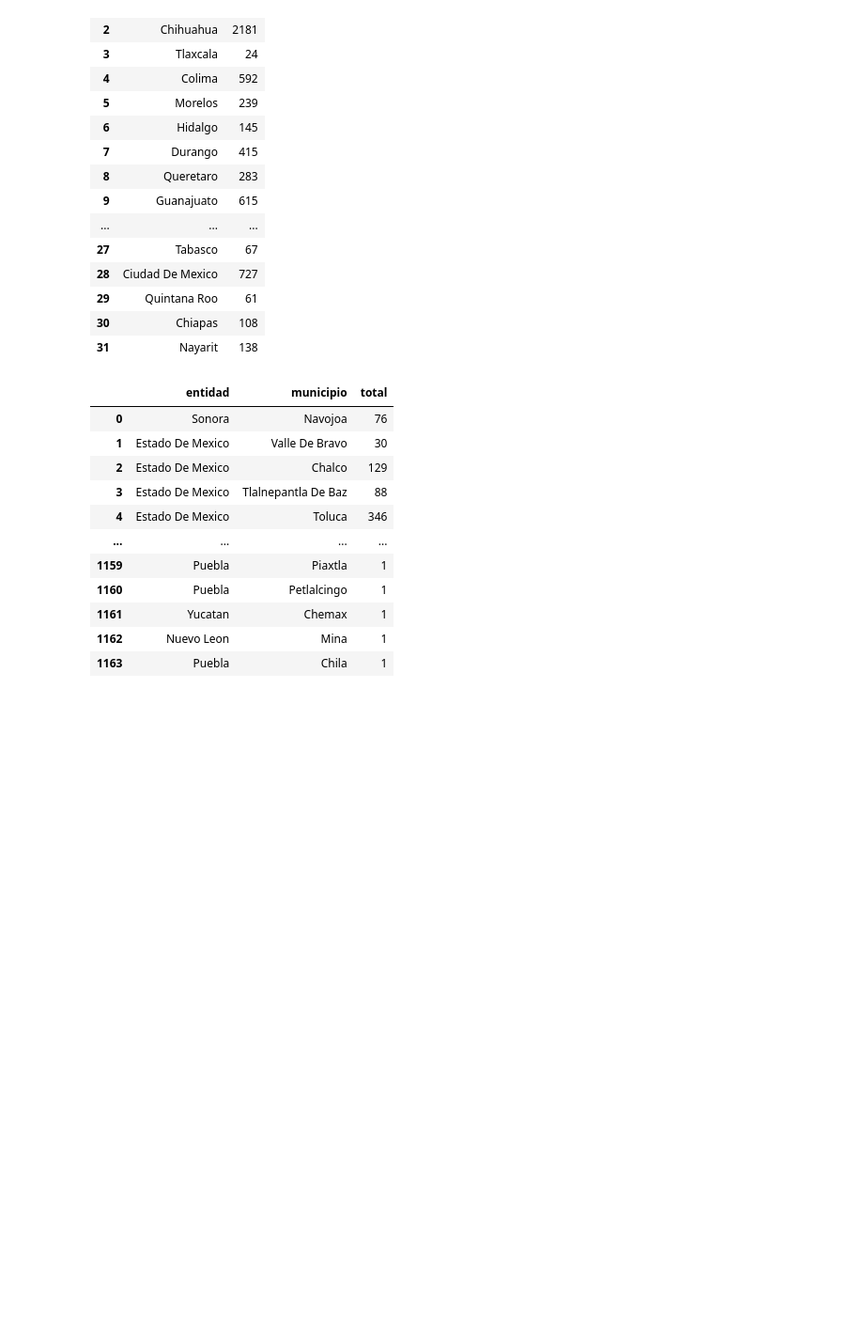
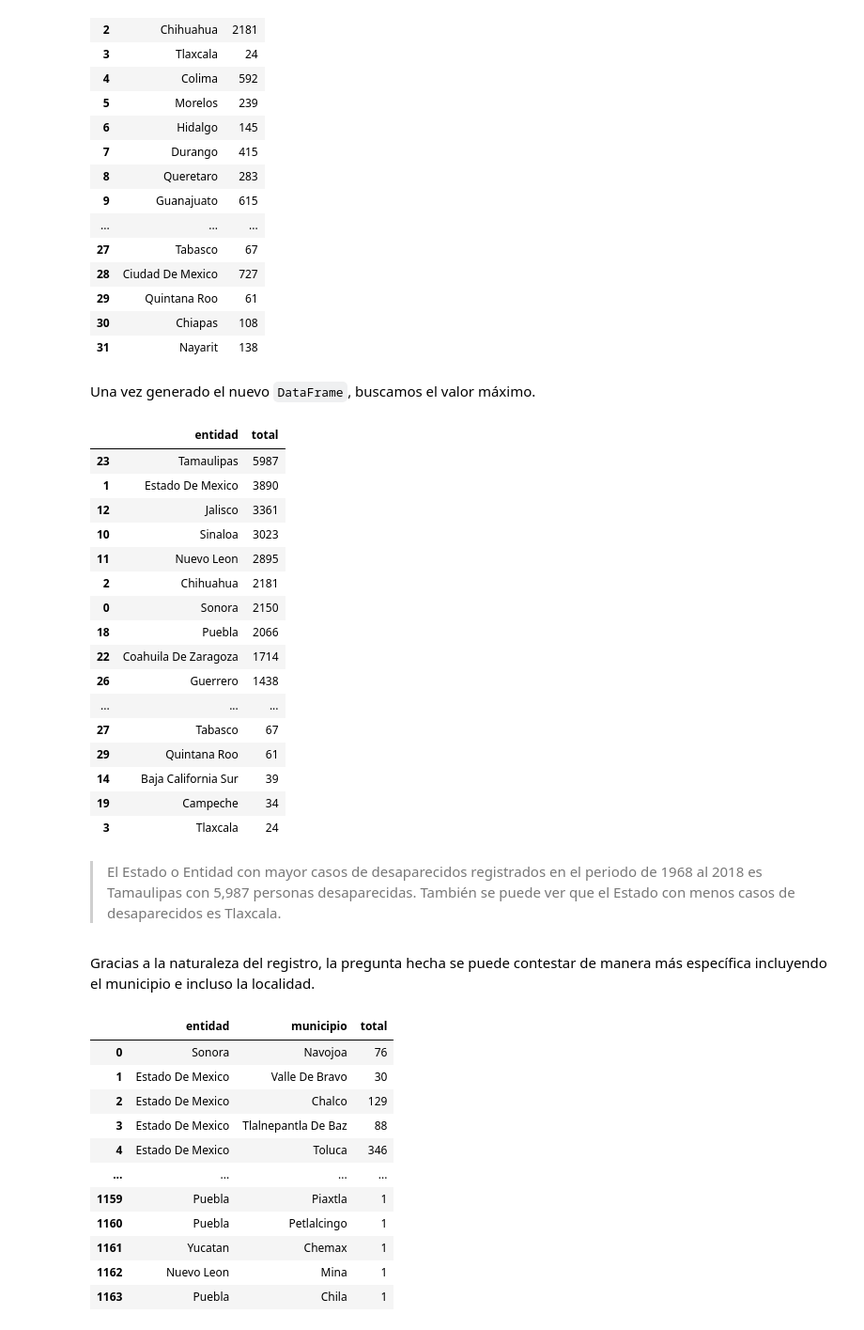
Before and after one commit to MinervaNunez/Proyecto-de-Python-BEDU, a Jupyter notebook: Proyecto_Equipo_8.ipynb, the cells around one changed output. Shown at 94% size. Cells and saved outputs as stored; diff of their text form; code cells hidden in the pictures; blank space fills up the shorter version.

```diff
--- a/Proyecto_Equipo_8.ipynb
+++ b/Proyecto_Equipo_8.ipynb
@@ -1113,5 +1136,6 @@ df
 # %%
-df.groupby(['entidad'], sort=False).size().reset_index(name='total')
+df_entidad= df.groupby(['entidad'], sort=False).size().reset_index(name='total')
+df_entidad
 # %% [output]
 |  | entidad | total |
 | 0 | Sonora | 2150 |
@@ -1130,4 +1154,32 @@ df.groupby(['entidad'], sort=False).size().reset_index(name='total')
 | 29 | Quintana Roo | 61 |
 | 30 | Chiapas | 108 |
 | 31 | Nayarit | 138 |
+# %% [markdown]
+Una vez generado el nuevo `DataFrame`, buscamos el valor máximo.
+# %%
+df_entidad.sort_values('total', ascending=False)
+# %% [output]
+|  | entidad | total |
+| 23 | Tamaulipas | 5987 |
+| 1 | Estado De Mexico | 3890 |
+| 12 | Jalisco | 3361 |
+| 10 | Sinaloa | 3023 |
+| 11 | Nuevo Leon | 2895 |
+| 2 | Chihuahua | 2181 |
+| 0 | Sonora | 2150 |
+| 18 | Puebla | 2066 |
+| 22 | Coahuila De Zaragoza | 1714 |
+| 26 | Guerrero | 1438 |
+| ... | ... | ... |
+| 27 | Tabasco | 67 |
+| 29 | Quintana Roo | 61 |
+| 14 | Baja California Sur | 39 |
+| 19 | Campeche | 34 |
+| 3 | Tlaxcala | 24 |
+# %% [markdown]
+
+
+> El Estado o Entidad con mayor casos de desaparecidos registrados en el periodo de 1968 al 2018 es Tamaulipas con 5,987 personas desaparecidas. También se puede ver que el Estado con menos casos de desaparecidos es Tlaxcala.
+# %% [markdown]
+Gracias a la naturaleza del registro, la pregunta hecha se puede contestar de manera más específica incluyendo el municipio e incluso la localidad.
 # %%
```
Also changed, not shown: parts of 61 cells of this notebook.
